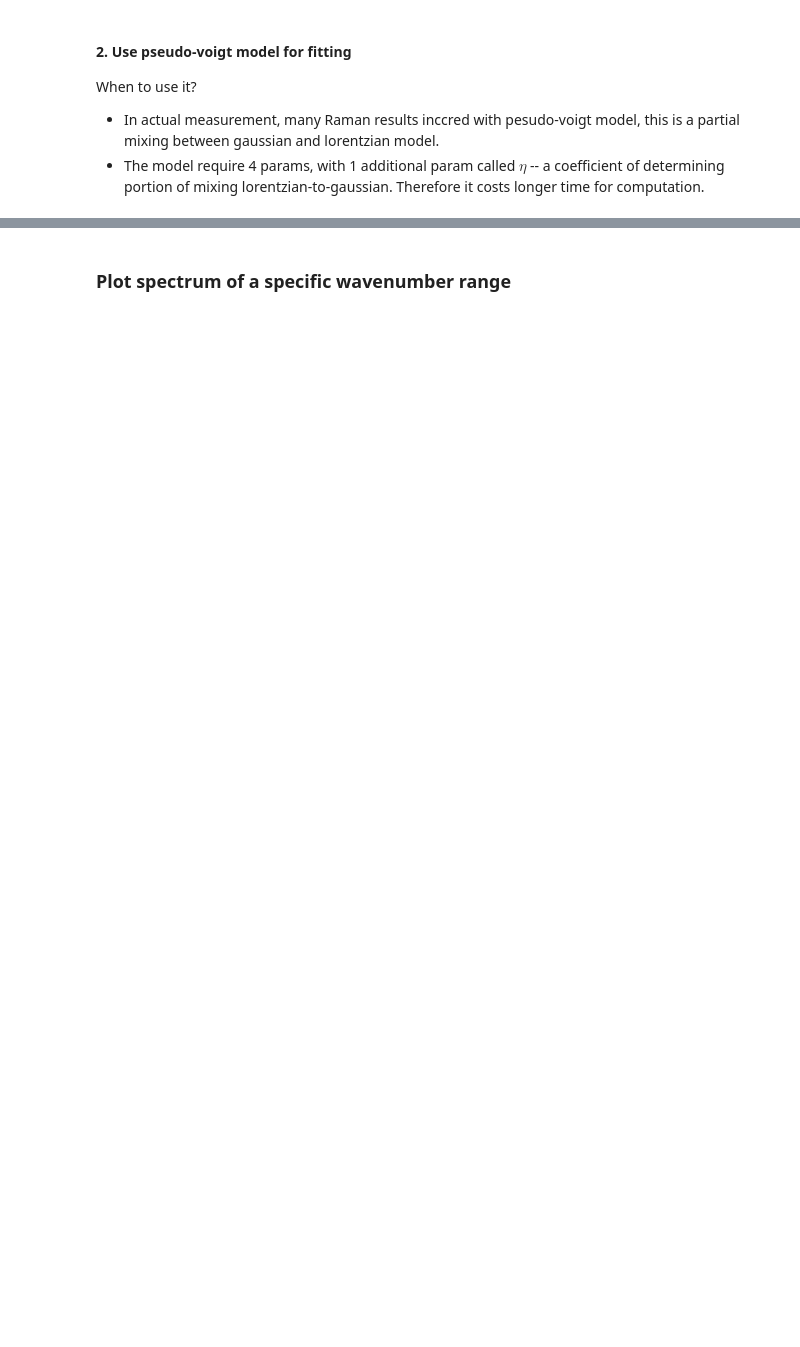
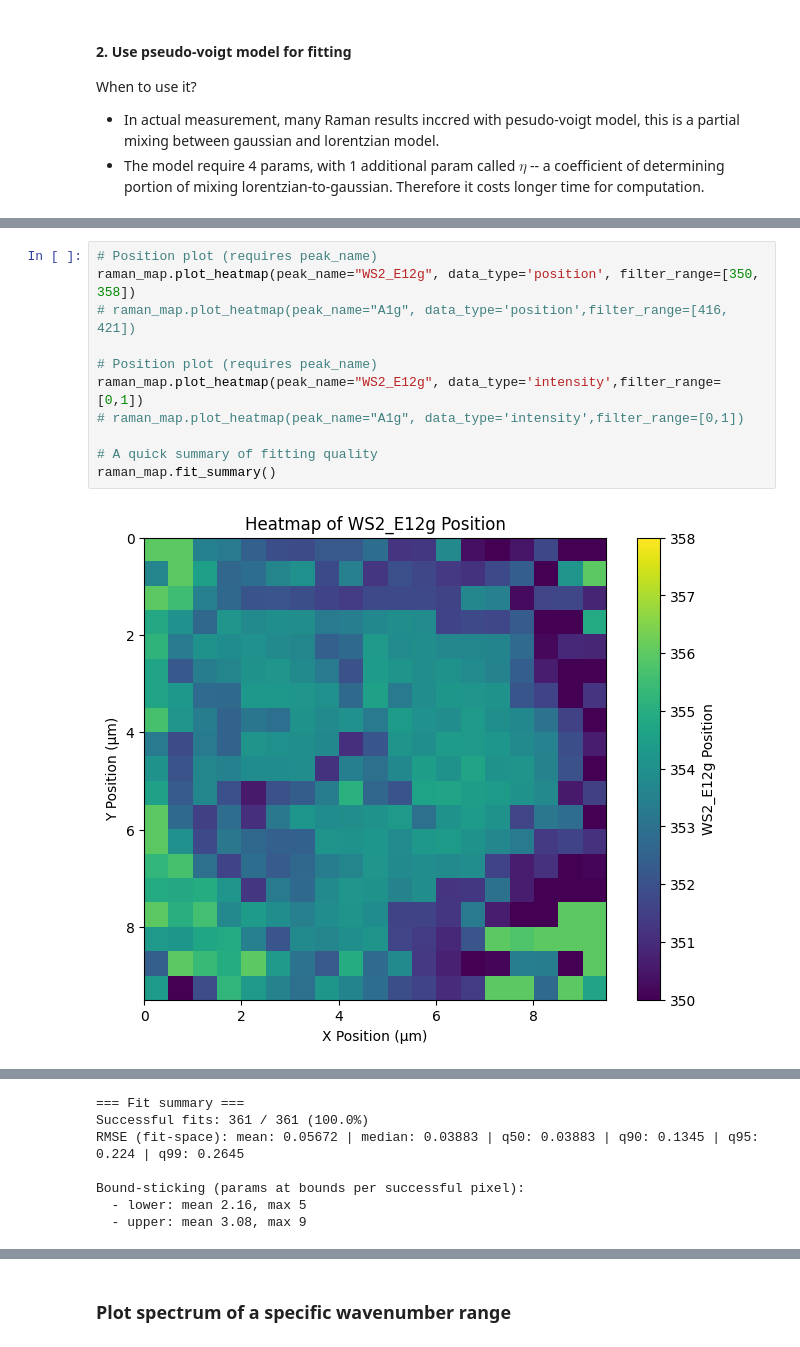
Before and after one commit to barry063/RamanPL_2D, a Jupyter notebook: example-usage/Mapping/Mapping Raman Example.ipynb, the cells around one changed output, grey strips where cells are left out. Drawn from its saved outputs; the diff is of its cells as text; blank space fills up the shorter version.

```diff
--- a/example-usage/Mapping/Mapping Raman Example.ipynb
+++ b/example-usage/Mapping/Mapping Raman Example.ipynb
@@ -139,0 +112,13 @@ Bound-sticking (params at bounds per successful pixel):
+# %%
+# Position plot (requires peak_name)
+raman_map.plot_heatmap(peak_name="WS2_E12g", data_type='position', filter_range=[350, 358])
+# raman_map.plot_heatmap(peak_name="A1g", data_type='position',filter_range=[416, 421])
+
+# Position plot (requires peak_name)
+raman_map.plot_heatmap(peak_name="WS2_E12g", data_type='intensity',filter_range=[0,1])
+# raman_map.plot_heatmap(peak_name="A1g", data_type='intensity',filter_range=[0,1])
+
+# A quick summary of fitting quality
+raman_map.fit_summary()
+# %% [output]
+[figure, added]
@@ -139,0 +126,7 @@ Bound-sticking (params at bounds per successful pixel):
+=== Fit summary ===
+Successful fits: 361 / 361 (100.0%)
+RMSE (fit-space): mean: 0.05672 | median: 0.03883 | q50: 0.03883 | q90: 0.1345 | q95: 0.224 | q99: 0.2645
+
+Bound-sticking (params at bounds per successful pixel):
+  - lower: mean 2.16, max 5
+  - upper: mean 3.08, max 9
```
Also changed, not shown: parts of 23 cells of this notebook, 11 other files.
